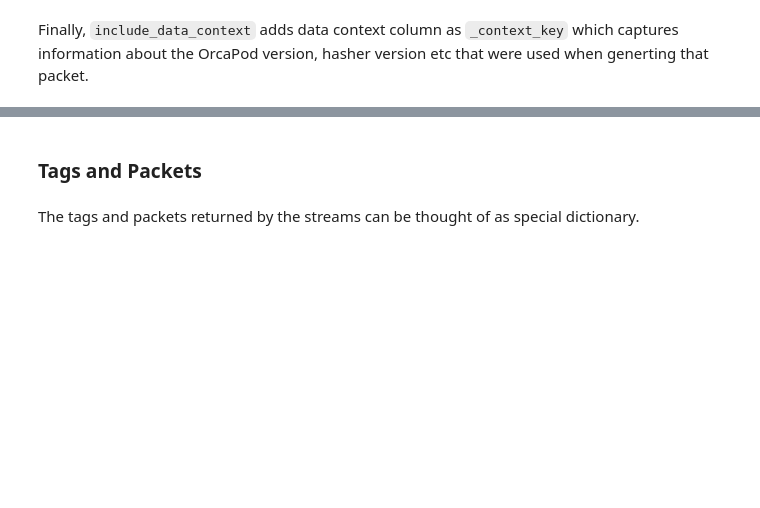
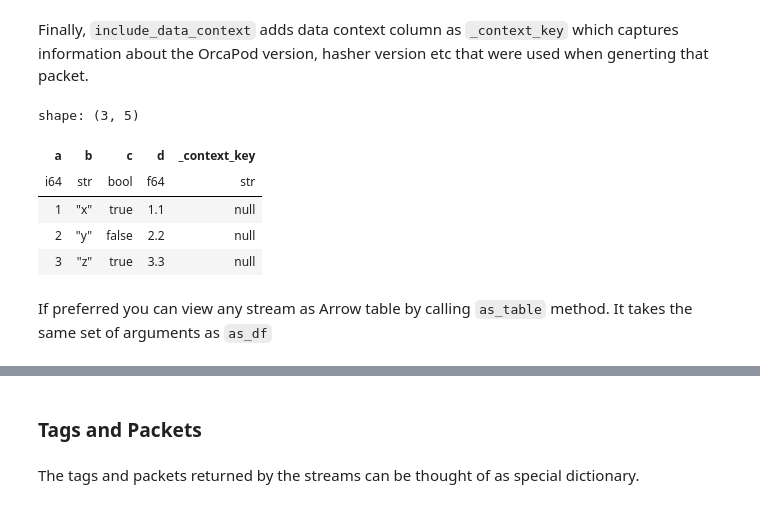
Before and after one commit to walkerlab/orcapod-python, a Jupyter notebook: notebooks/tutorials/01_orcapod_quick_exploration.ipynb, the cells around one changed output, grey strips where cells are left out. Saved outputs shown, nothing was run; the diff lists cells and outputs as text; code cells hidden in the pictures; blank space fills up the shorter version.

```diff
--- a/notebooks/tutorials/01_orcapod_quick_exploration.ipynb
+++ b/notebooks/tutorials/01_orcapod_quick_exploration.ipynb
@@ -60,4 +96,13 @@ stream.as_table(include_content_hash="my_hash_values")
 # %% [markdown]
 Finally, `include_data_context` adds data context column as `_context_key` which captures information about the OrcaPod version, hasher version etc that were used when generting that packet.
 # %%
-stream.as_table(include_data_context=True)
+stream.as_df(include_data_context=True)
+# %% [output]
+shape: (3, 5)
+| a | b | c | d | _context_key |
+| i64 | str | bool | f64 | str |
+| 1 | "x" | true | 1.1 | null |
+| 2 | "y" | false | 2.2 | null |
+| 3 | "z" | true | 3.3 | null |
+# %% [markdown]
+If preferred you can view any stream as Arrow table by calling `as_table` method. It takes the same set of arguments as `as_df`
```
Also changed, not shown: parts of 47 cells of this notebook, 2 other files.
